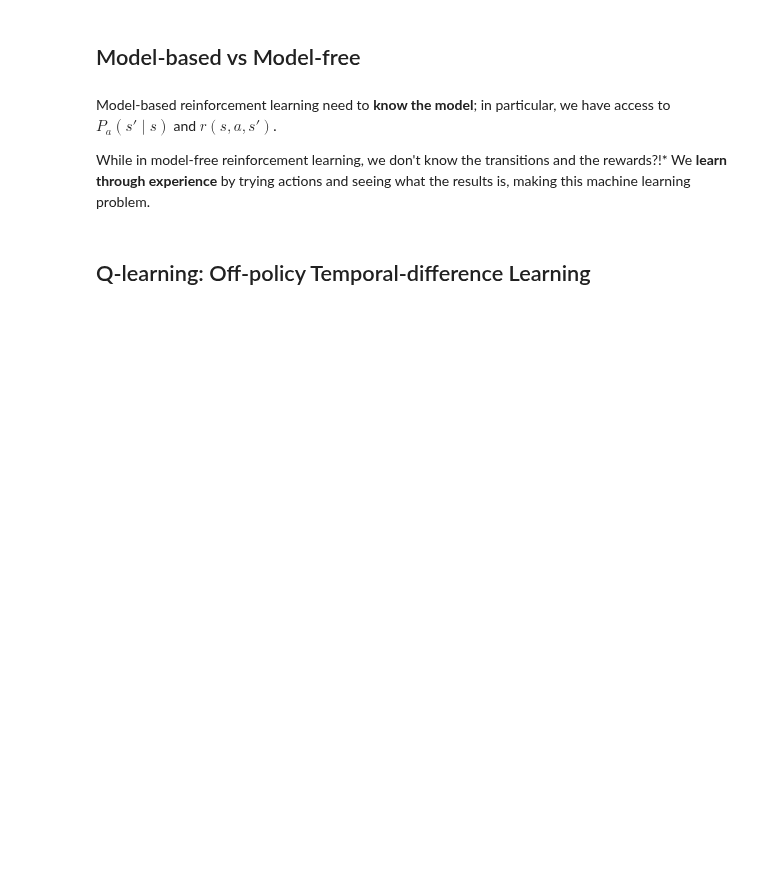
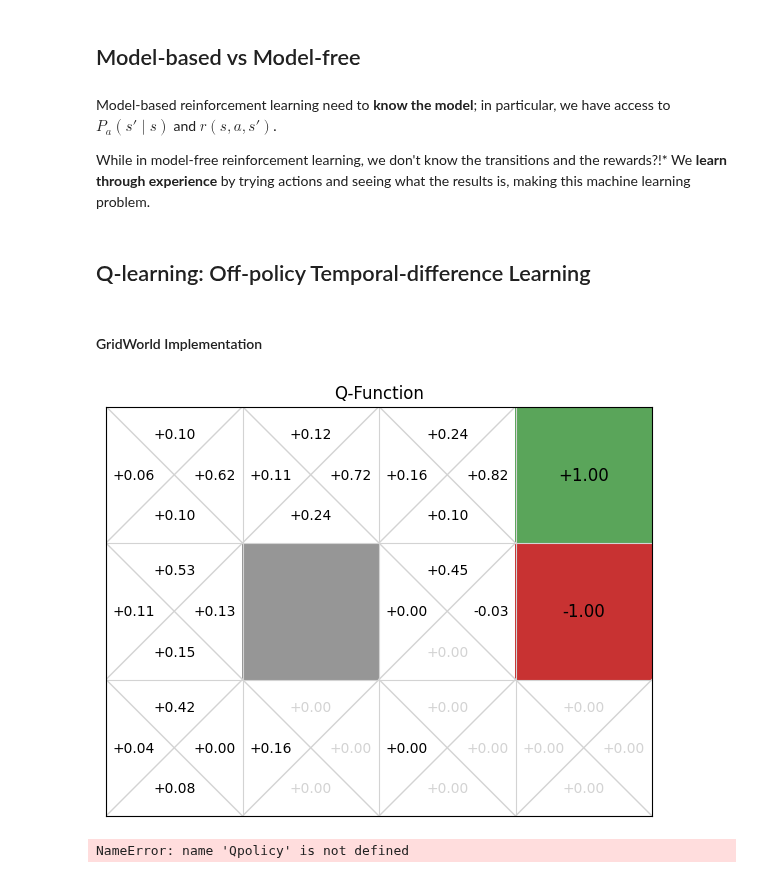
Before and after one commit to yshenbj/rl, a Jupyter notebook: rl_tutorial/temporal_difference.ipynb, the cells around one changed output. Cells and saved outputs as stored; diff of their text form; code cells hidden in the pictures; blank space fills up the shorter version.

```diff
--- a/rl_tutorial/temporal_difference.ipynb
+++ b/rl_tutorial/temporal_difference.ipynb
@@ -111,7 +219,7 @@ class ModelFreeLearner:
         pass
 
 
-class TempralDifferenceLearner(ModelFreeLearner):
+class TemporalDifferenceLearner(ModelFreeLearner):
     def __init__(self, mdp, bandit, qfunction):
         self.mdp = mdp
         self.bandit = bandit
@@ -149,5 +257,18 @@ class TempralDifferenceLearner(ModelFreeLearner):
     def get_delta(self, reward, state, action, next_state, next_action):
         q_value = self.qfunction.get_q_value(state, action)
         next_state_value = self.state_value(next_state, next_action)
-        delta = reward + self.mdp.discount_factor * next
+        delta = reward + self.mdp.discount_factor * next_state_value - q_value
+        return delta
+
+    """ Get the value of a state """
+
+    def state_value(self, state, action):
         pass
+
+
+class QLearning(TemporalDifferenceLearner):
+    def state_value(self, state, action):
+        max_q_value = self.qfunction.get_max_q(state, self.mdp.get_actions(state))
+        return max_q_value
+# %% [markdown]
+#### GridWorld Implementation
@@ -153,0 +1182,12 @@ class TempralDifferenceLearner(ModelFreeLearner):
+# %%
+gridworld = GridWorld()
+qfunction = QTable()
+QLearning(gridworld, EpsilonGreedy(), qfunction).execute(episodes=100)
+gridworld.visualise_q_function(qfunction, "Q-Function", grid_size=1.5)
+# %% [output]
+[figure, added]
+# %%
+policy = Qpolicy(qfunction)
+gridworld.visualise_policy(policy)
+# %% [output]
+NameError: name 'Qpolicy' is not defined
```
Also changed, not shown: parts of 5 cells of this notebook.
